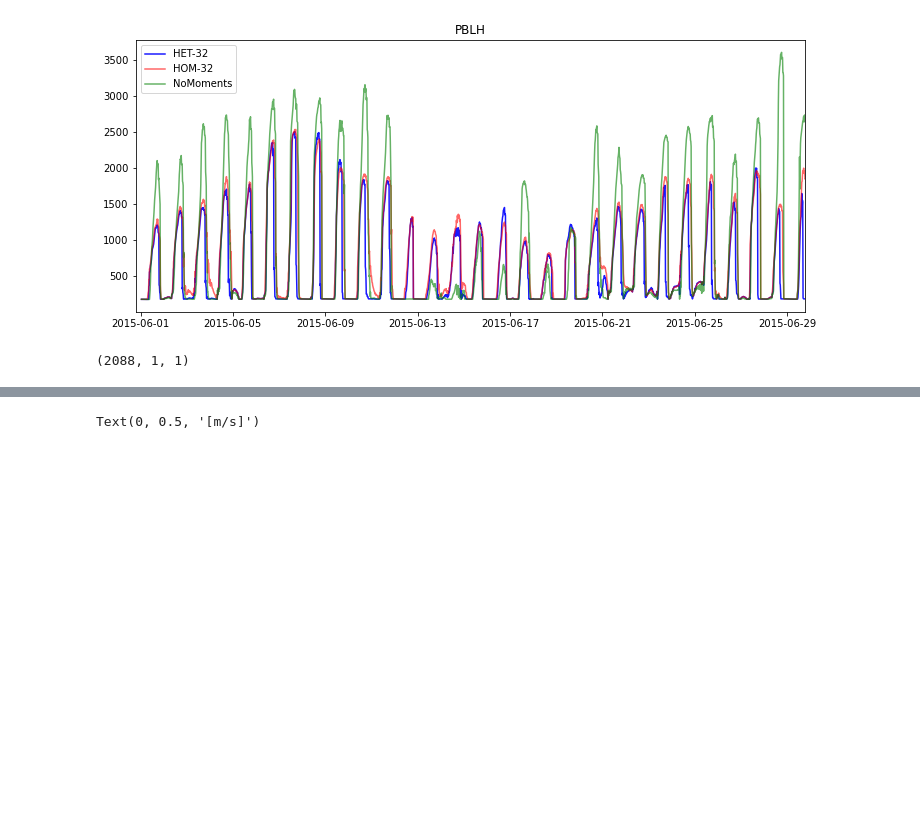
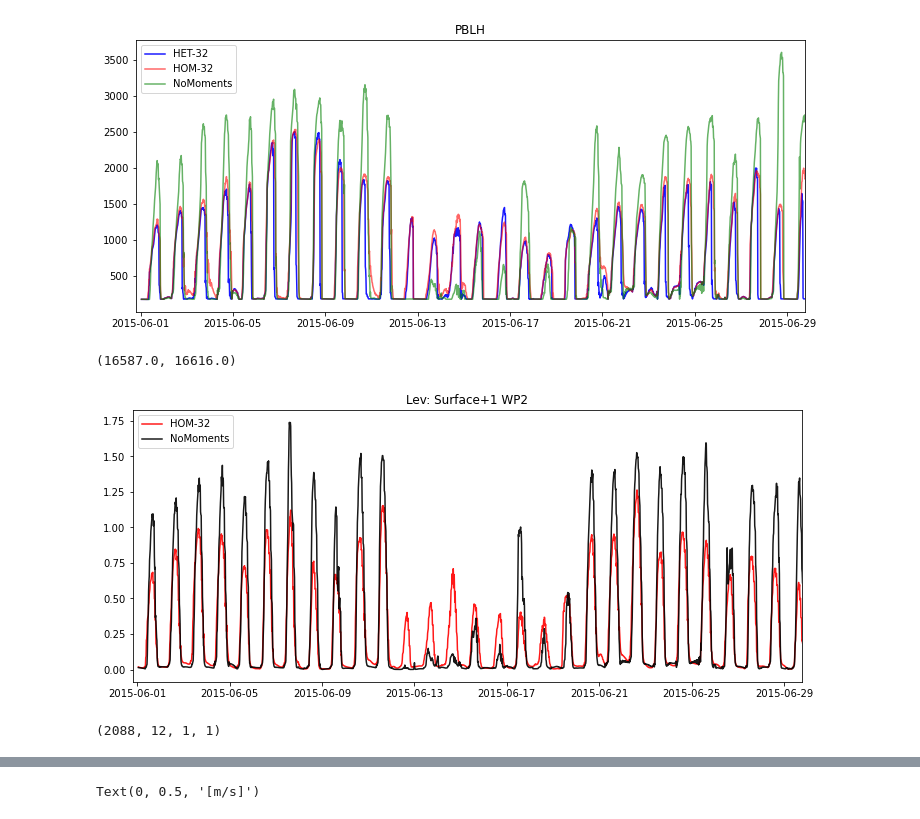
Before and after one commit to megandevlan/CLASP-CESM2_analysis, a Jupyter notebook: SCAM_CLUBBimpacts.ipynb, the cells around one changed output, grey strips where cells are left out. Drawn from its saved outputs; the diff is of its cells as text; code cells hidden in the pictures; blank space fills up the shorter version.

Commit message:
HMG vs. no moments prescribed

```diff
--- a/SCAM_CLUBBimpacts.ipynb
+++ b/SCAM_CLUBBimpacts.ipynb
@@ -424,7 +441,24 @@ ax1.set_xlim(datetime.date(2015,6,1),datetime.date(2015,6,30))
 # %% [output]
 (16587.0, 16616.0)
 [figure]
+# %%
+fig, ax1 = plt.subplots(1,1, figsize=(12, 5),
+                     facecolor='w', edgecolor='k')
+
+
+#ax1.plot(timesHTG_32local,np.squeeze(htgDS_32.WP2_CLUBB.values)[:,-1],'b',label='HET-32',alpha=0.9)
+ax1.plot(timesHTG_32local,np.squeeze(hmgDS_32.WP2_CLUBB.values)[:,-2],'r',label='HOM-32',alpha=0.9)
+ax1.plot(timesNoMom_local,np.squeeze(noMomDS.WP2_CLUBB.values)[:,-2],color='k',label='NoMoments',alpha=0.9)
+# ax1.plot(timesHTG_old,np.squeeze(htgOldDS.PBLH.values)[:],color='cyan',label='HET-old',alpha=0.9)
+# ax1.plot(timesHMG_old,np.squeeze(hmgOldDS.PBLH.values)[:],color='violet',label='HOM-old',alpha=0.6)
+ax1.legend()
+ax1.set_title('Lev: Surface+1 WP2')
+ax1.set_xlim(datetime.date(2015,6,1),datetime.date(2015,6,30))
+#ax1.set_ylim([-0.1e-6, 1.3e-6])
+# %% [output]
+(16587.0, 16616.0)
+[figure, added]
 # %%
-np.shape(noMomDS.PBLH.values)
+np.shape(WP2_noMom)
 # %% [output]
-(2088, 1, 1)
+(2088, 12, 1, 1)
```
Also changed, not shown: parts of 3 cells of this notebook.
